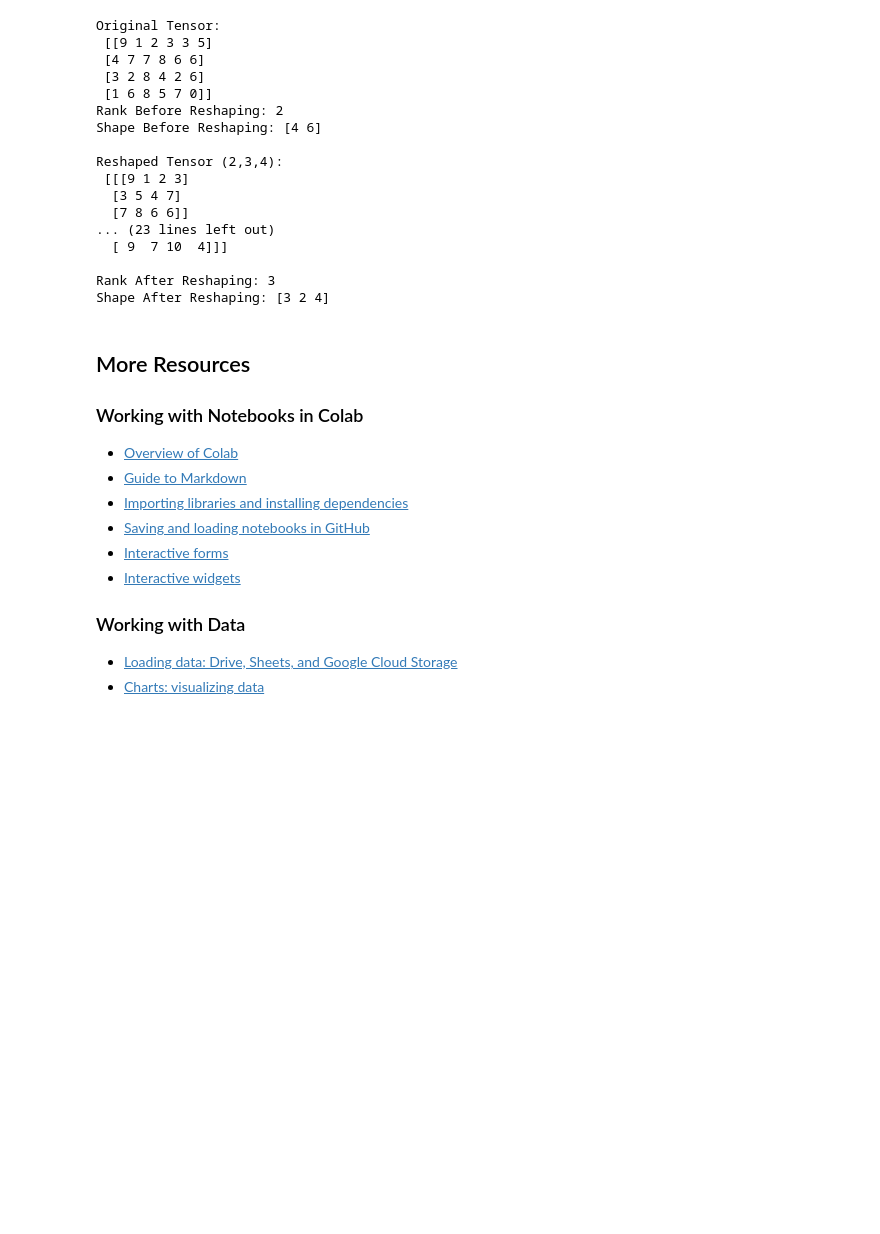
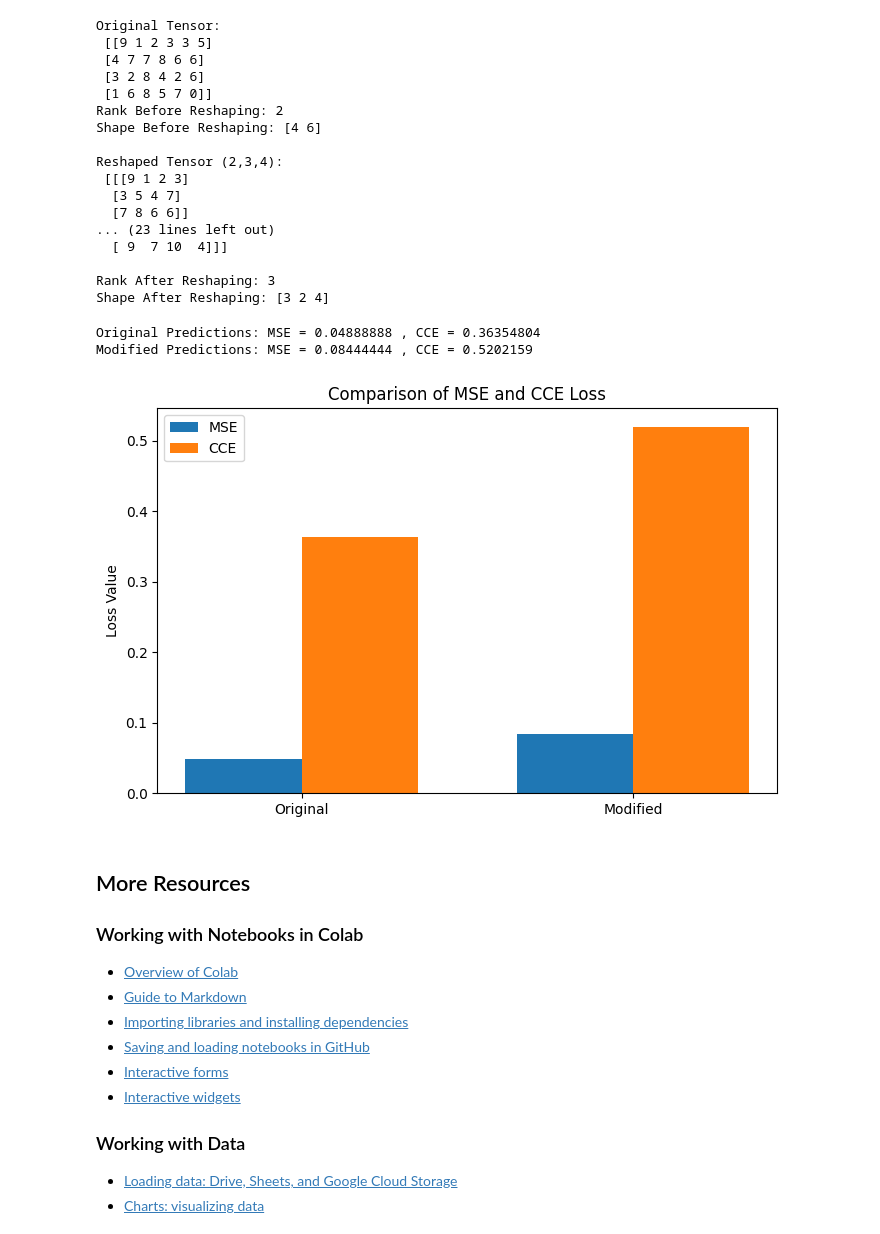
Before and after one commit to sivakumar1699/Neural-Network-and-Deep-Learning, a Jupyter notebook: Welcome_To_Colab.ipynb, the cells around one changed output. Cells and saved outputs as stored; diff of their text form; code cells hidden in the pictures; blank space fills up the shorter version.

```diff
--- a/Welcome_To_Colab.ipynb
+++ b/Welcome_To_Colab.ipynb
@@ -128,6 +128,60 @@ Reshaped Tensor (2,3,4):
 
 Rank After Reshaping: 3
 Shape After Reshaping: [3 2 4]
+# %%
+import numpy as np
+import matplotlib.pyplot as plt
+import tensorflow as tf
+
+# Step 1: Define true values (y_true) and model predictions (y_pred)
+# For simplicity, using 3-class classification (one-hot encoded labels)
+y_true = np.array([[1, 0, 0],
+                   [0, 1, 0],
+                   [0, 0, 1]])
+
+# Initial model predictions (probabilities)
+y_pred_1 = np.array([[0.8, 0.1, 0.1],
+                     [0.1, 0.7, 0.2],
+                     [0.2, 0.2, 0.6]])
+
+# Slightly modified predictions
+y_pred_2 = np.array([[0.7, 0.2, 0.1],
+                     [0.2, 0.6, 0.2],
+                     [0.3, 0.2, 0.5]])
+
+# Step 2: Compute MSE and Categorical Cross-Entropy (CCE) losses
+mse_1 = tf.keras.losses.MeanSquaredError()(y_true, y_pred_1).numpy()
+cce_1 = tf.keras.losses.CategoricalCrossentropy()(y_true, y_pred_1).numpy()
+
+mse_2 = tf.keras.losses.MeanSquaredError()(y_true, y_pred_2).numpy()
+cce_2 = tf.keras.losses.CategoricalCrossentropy()(y_true, y_pred_2).numpy()
+
+# Print the loss values
+print("Original Predictions: MSE =", mse_1, ", CCE =", cce_1)
+print("Modified Predictions: MSE =", mse_2, ", CCE =", cce_2)
+
+# Step 3: Plot comparison
+labels = ['Original', 'Modified']
+mse_values = [mse_1, mse_2]
+cce_values = [cce_1, cce_2]
+
+x = np.arange(len(labels))
+width = 0.35
+
+fig, ax = plt.subplots(figsize=(8,5))
+rects1 = ax.bar(x - width/2, mse_values, width, label='MSE')
+rects2 = ax.bar(x + width/2, cce_values, width, label='CCE')
+
+ax.set_ylabel('Loss Value')
+ax.set_title('Comparison of MSE and CCE Loss')
+ax.set_xticks(x)
+ax.set_xticklabels(labels)
+ax.legend()
+plt.show()
+# %% [output]
+Original Predictions: MSE = 0.04888888 , CCE = 0.36354804
+Modified Predictions: MSE = 0.08444444 , CCE = 0.5202159
+[figure, added]
 # %% [markdown]
 <div class="markdown-google-sans">
 
```
